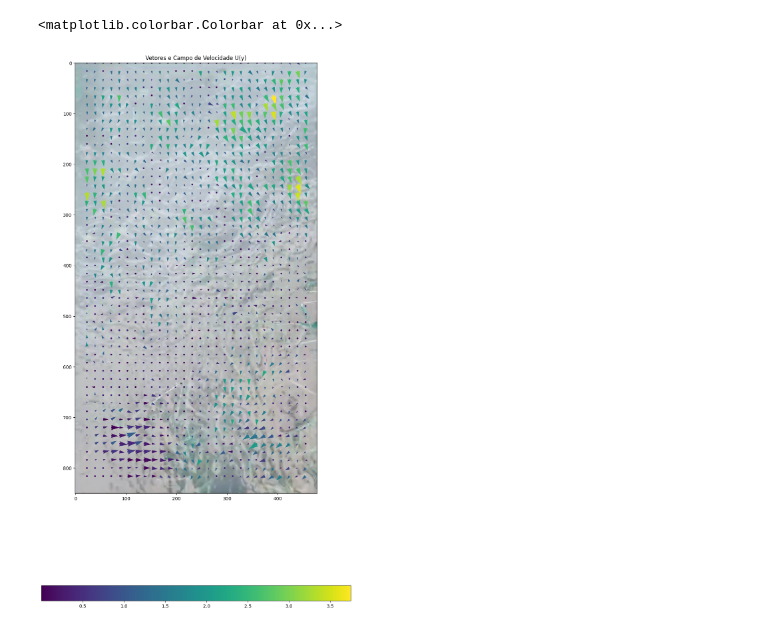
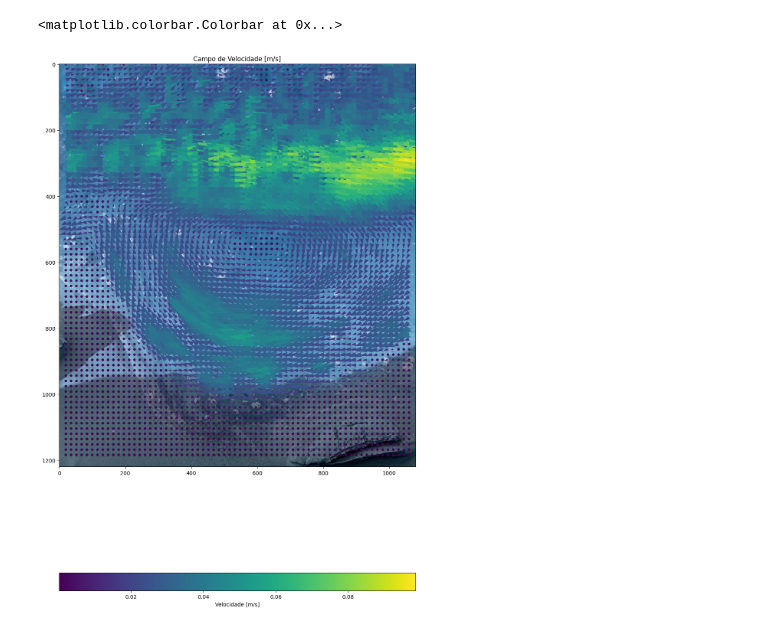
Before and after one commit to gabriel-afd/Simulacao_OpenCIV, a Jupyter notebook: Simulacao.ipynb, the cells around one changed output. Drawn from its saved outputs; the diff is of its cells as text; code cells hidden in the pictures.

```diff
--- a/Simulacao.ipynb
+++ b/Simulacao.ipynb
@@ -28,7 +28,7 @@ from openpiv import pyprocess, piv
 # %%
 #Leitura do Vídeo
 
-vidcap = cv2.VideoCapture('waves.mp4')
+vidcap = cv2.VideoCapture('cavity.mov')
 
 sucesso, image1 = vidcap.read()
 cont = 0
@@ -50,14 +50,29 @@ U = np.stack(U)
 Umean = np.nanmean(U, axis = 0)
 V = np.stack(V)
 Vmean = np.nanmean(V, axis = 0)
+# %%
+#Conversão para m/s
+
+#Obtenção de fps do vídeo
+fps = vidcap.get(cv2.CAP_PROP_FPS)
+
+#Tamanho físico de cada pixel
+pixel_size=0.0005 #metros por pixel
+
+#Converter velocidade média de pixel/frame para m/s
+
+Ureal = Umean * pixel_size * fps
+Vreal = Vmean * pixel_size * fps
 # %%
 #Visualização do Campo de Velocidades
 
+magnitude = np.sqrt(Ureal**2 + Vreal**2)
+
 fig, ax=plt.subplots(figsize=(12,24))
 ax.imshow(image1, cmap='gray')
-cm = ax.quiver(x, y.max()-y, Umean, Vmean, np.abs(Vmean), scale=90, width=.008)
-plt.title('Vetores e Campo de Velocidade U(y)')
-plt.colorbar(cm, orientation='horizontal')
+cm = ax.quiver(x, y.max() - y, Ureal, Vreal,magnitude, scale=1, width=.008)
+plt.title('Campo de Velocidade [m/s]')
+plt.colorbar(cm, orientation='horizontal', label='Velocidade [m/s]')
 # %% [output]
 <matplotlib.colorbar.Colorbar at 0x...>
-[figure, old version]
+[figure, new version]
```
Also changed, not shown: parts of 1 cell of this notebook.
